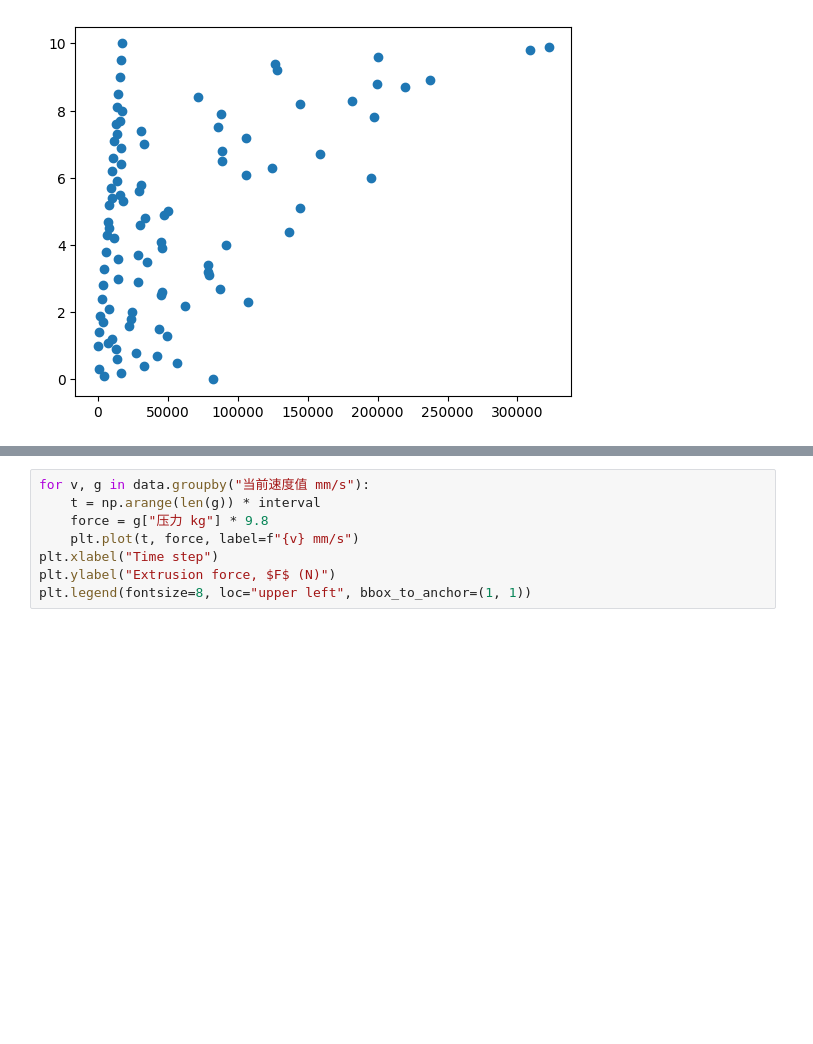
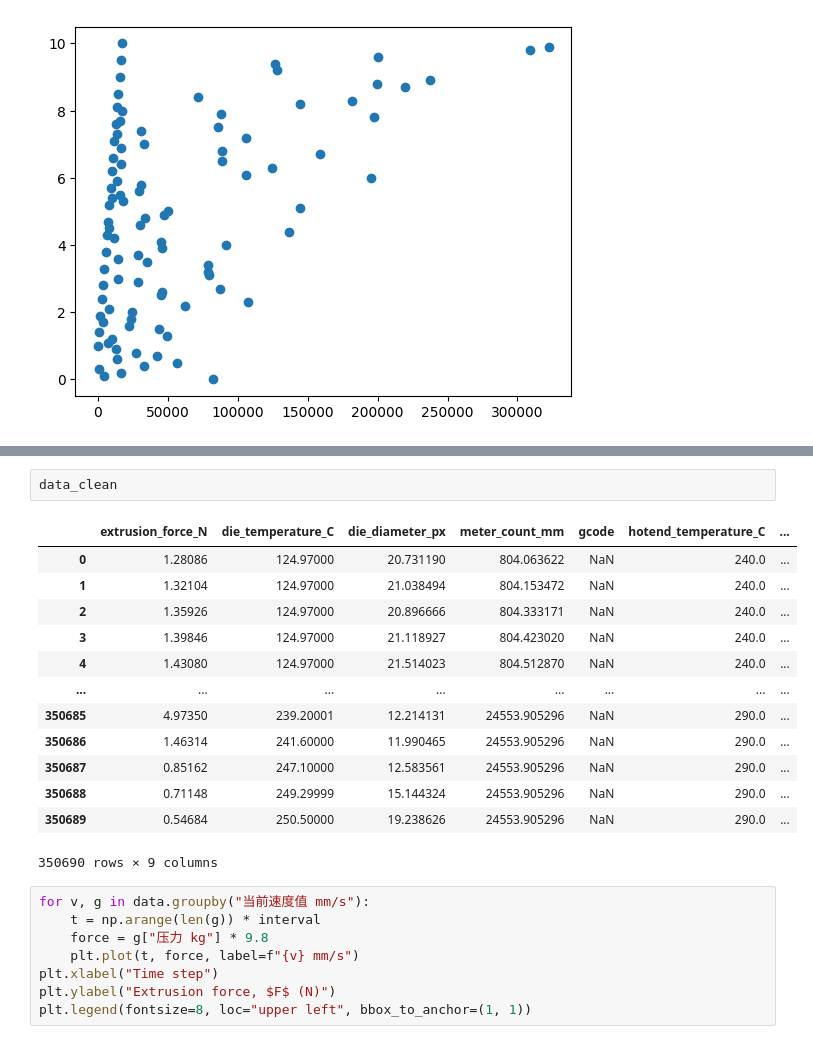
Before and after one commit to ZLoverty/ETP, a Jupyter notebook: Code/extrusion_force.ipynb, the cells around one changed output, grey strips where cells are left out. Saved outputs shown, nothing was run; the diff lists cells and outputs as text; blank space fills up the shorter version.

```diff
--- a/Code/extrusion_force.ipynb
+++ b/Code/extrusion_force.ipynb
@@ -87,3 +146,19 @@ plt.plot(data_clean.feedrate_mms.drop_duplicates(), "o")
+# %%
+data_clean
+# %% [output]
+|  | extrusion_force_N | die_temperature_C | die_diameter_px | meter_count_mm | gcode | hotend_temperature_C | ... |
+| 0 | 1.28086 | 124.97000 | 20.731190 | 804.063622 | NaN | 240.0 | ... |
+| 1 | 1.32104 | 124.97000 | 21.038494 | 804.153472 | NaN | 240.0 | ... |
+| 2 | 1.35926 | 124.97000 | 20.896666 | 804.333171 | NaN | 240.0 | ... |
+| 3 | 1.39846 | 124.97000 | 21.118927 | 804.423020 | NaN | 240.0 | ... |
+| 4 | 1.43080 | 124.97000 | 21.514023 | 804.512870 | NaN | 240.0 | ... |
+| ... | ... | ... | ... | ... | ... | ... | ... |
+| 350685 | 4.97350 | 239.20001 | 12.214131 | 24553.905296 | NaN | 290.0 | ... |
+| 350686 | 1.46314 | 241.60000 | 11.990465 | 24553.905296 | NaN | 290.0 | ... |
+| 350687 | 0.85162 | 247.10000 | 12.583561 | 24553.905296 | NaN | 290.0 | ... |
+| 350688 | 0.71148 | 249.29999 | 15.144324 | 24553.905296 | NaN | 290.0 | ... |
+| 350689 | 0.54684 | 250.50000 | 19.238626 | 24553.905296 | NaN | 290.0 | ... |
+350690 rows × 9 columns
 # %%
 for v, g in data.groupby("当前速度值 mm/s"):
     t = np.arange(len(g)) * interval
```
Also changed, not shown: parts of 10 cells of this notebook.
